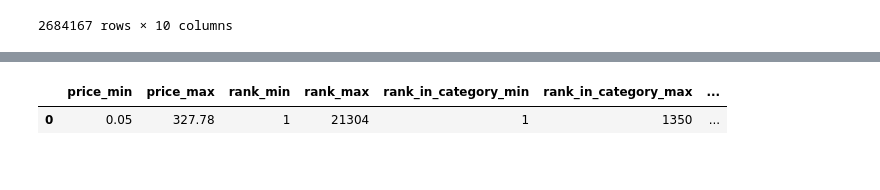
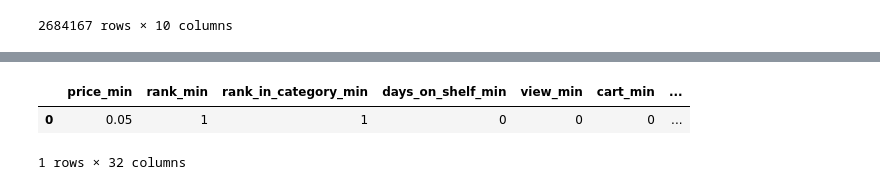
Before and after one commit to catan271/datn, a Jupyter notebook: data_collecting/02b_groupby_date.ipynb, the cells around one changed output, grey strips where cells are left out. Drawn from its saved outputs; the diff is of its cells as text; code cells hidden in the pictures.

```diff
--- a/data_collecting/02b_groupby_date.ipynb
+++ b/data_collecting/02b_groupby_date.ipynb
@@ -38,7 +38,7 @@ with engine.connect() as conn:
                 COUNT(*) FILTER(WHERE event_type = 'purchase') as purchase
             FROM
                 events e
-                INNER JOIN products p ON p.product_id = e.product_id AND p.category_id = e.category_id AND p.events_count >= 107
+                INNER JOIN products p ON p.product_id = e.product_id AND p.category_id = e.category_id AND p.events_count >= 107 AND p.max_price > 0
             GROUP BY
                 e.product_id, e.category_id, e.event_time::DATE
             ORDER BY
@@ -65,7 +65,6 @@ with engine.connect() as conn:
 
     conn.commit()
 
-print('Count:', df.shape[0])
 df
 # %% [output]
 Count: 2684167
@@ -85,39 +154,60 @@ Count: 2684167
 # %%
 # calculate normalization parameters
 import json
 
 with engine.connect() as conn:
     parameter_df = pd.read_sql(
         '''
             SELECT
                 MIN(d.max_price) AS price_min,
+                MIN(rank) AS rank_min,
+                MIN(rank_in_category) AS rank_in_category_min,
+                MIN((d.date - p.release_date)::INT) AS days_on_shelf_min,
+                MIN(view) AS view_min,
+                MIN(cart) AS cart_min,
+                MIN(remove_from_cart) AS remove_from_cart_min,
+                MIN(purchase) AS purchase_min,
+
                 MAX(d.max_price) AS price_max,
-                MIN(rank) AS rank_min,
                 MAX(rank) AS rank_max,
-                MIN(rank_in_category) AS rank_in_category_min,
                 MAX(rank_in_category) AS rank_in_category_max,
-                MIN((d.date - p.release_date)::INT) AS days_on_shelf_min,
                 MAX((d.date - p.release_date)::INT) AS days_on_shelf_max,
-                MIN(view) AS view_min,
                 MAX(view) AS view_max,
-                MIN(cart) AS cart_min,
                 MAX(cart) AS cart_max,
-                MIN(remove_from_cart) AS remove_from_cart_min,
                 MAX(remove_from_cart) AS remove_from_cart_max,
-                MIN(purchase) AS purchase_min,
-                MAX(purchase) AS purchase_max
+                MAX(purchase) AS purchase_max,
+
+                AVG(d.max_price) AS price_mean,
+                AVG(rank) AS rank_mean,
+                AVG(rank_in_category) AS rank_in_category_mean,
+                AVG((d.date - p.release_date)::INT) AS days_on_shelf_mean,
+                AVG(view) AS view_mean,
+                AVG(cart) AS cart_mean,
+                AVG(remove_from_cart) AS remove_from_cart_mean,
+                AVG(purchase) AS purchase_mean,
+
+                STDDEV(d.max_price) AS price_std,
+                STDDEV(rank) AS rank_std,
+                STDDEV(rank_in_category) AS rank_in_category_std,
+                STDDEV((d.date - p.release_date)::INT) AS days_on_shelf_std,
+                STDDEV(view) AS view_std,
+                STDDEV(cart) AS cart_std,
+                STDDEV(remove_from_cart) AS remove_from_cart_std,
+                STDDEV(purchase) AS purchase_std
+
             FROM data_by_date d
                 INNER JOIN products p ON p.product_id = d.product_id AND p.category_id = d.category_id
         ''',
         con=conn
     )
 
     with open('../datasets/parameters.json', 'w') as file:
         json.dump(parameter_df.to_dict('records')[0], file, indent=4)
 
     conn.commit()
 
 parameter_df
 # %% [output]
-|  | price_min | price_max | rank_min | rank_max | rank_in_category_min | rank_in_category_max | ... |
-| 0 | 0.05 | 327.78 | 1 | 21304 | 1 | 1350 | ... |
+|  | price_min | rank_min | rank_in_category_min | days_on_shelf_min | view_min | cart_min | ... |
+| 0 | 0.05 | 1 | 1 | 0 | 0 | 0 | ... |
+1 rows × 32 columns
```
Also changed, not shown: parts of 2 cells of this notebook, 10 other files.
